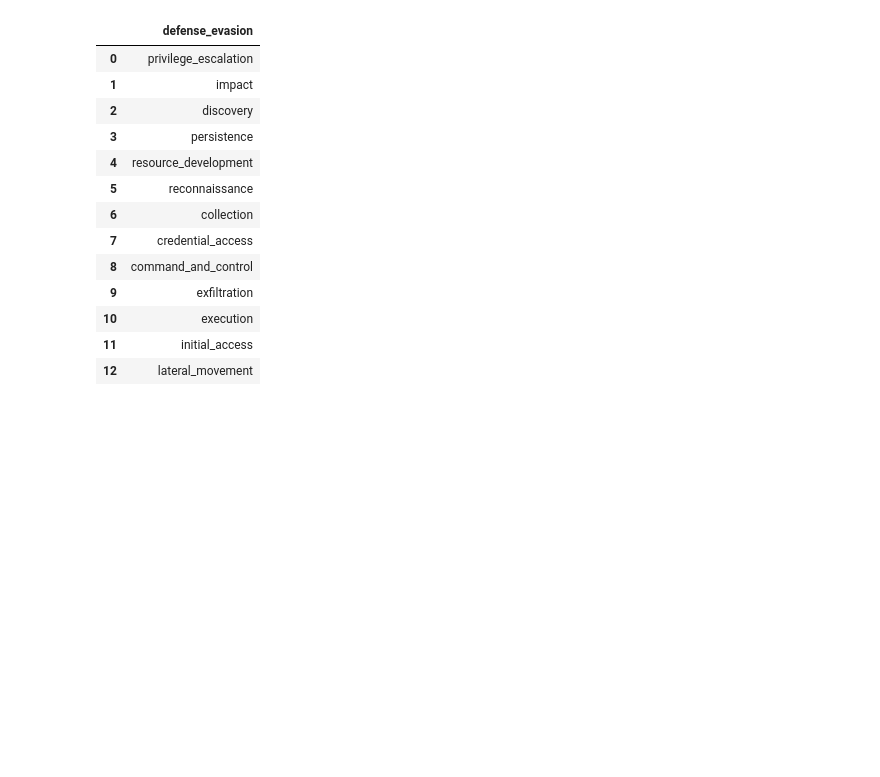
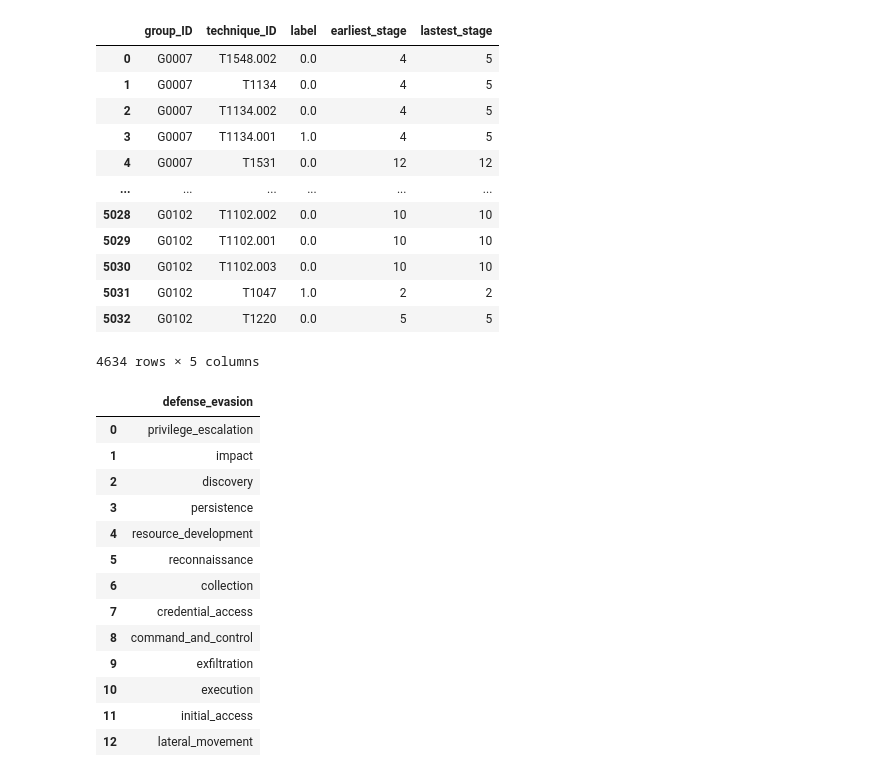
Before and after one commit to hcvu1050/hieuchivu-gt24-repo3, a Jupyter notebook: sctratch_4_build_test_data.ipynb, the cells around one changed output. Cells and saved outputs as stored; diff of their text form; code cells hidden in the pictures; blank space fills up the shorter version.

```diff
--- a/sctratch_4_build_test_data.ipynb
+++ b/sctratch_4_build_test_data.ipynb
@@ -24,0 +4,7 @@ Name: count, dtype: int64
+# %%
+test_label = pd.read_csv ('data/processed/model1/test_y_split.csv')
+g = pd.read_pickle ('data/interim/X_group.pkl')
+t = pd.read_pickle ('data/interim/X_technique.pkl')
+t =t[['technique_ID', 'input_technique_tactics']]
+tactics_order = pd.read_csv ('data/raw/tactics_order.csv', index_col=0)
+tactics_order
@@ -24,0 +27,12 @@ Name: count, dtype: int64
+# %%
+t_tactic_stage = pd.merge (
+    left = t.explode('input_technique_tactics'),
+    right = tactics_order,
+    left_on= 'input_technique_tactics',
+    right_on= 'tactic_name',
+    how = 'left'
+)
+t_tactic_stage = t_tactic_stage.groupby ('technique_ID', as_index= False).agg(list)
+t_tactic_stage['earliest_stage'] = t_tactic_stage['stage_order'].apply(min)
+t_tactic_stage['lastest_stage'] = t_tactic_stage['stage_order'].apply(max)
+t_tactic_stage.drop (columns = ['input_technique_tactics', 'tactic_name','stage_order', 'tactic_ID'], inplace= True)
@@ -25,3 +69,22 @@ Name: count, dtype: int64
+# %%
+test_label = pd.merge (left =test_label, right = t_tactic_stage, on = 'technique_ID', how = 'left')
+test_label = test_label[test_label['earliest_stage'] >=1]
+# %%
+test_label
+# %% [output]
+|  | group_ID | technique_ID | label | earliest_stage | lastest_stage |
+| 0 | G0007 | T1548.002 | 0.0 | 4 | 5 |
+| 1 | G0007 | T1134 | 0.0 | 4 | 5 |
+| 2 | G0007 | T1134.002 | 0.0 | 4 | 5 |
+| 3 | G0007 | T1134.001 | 1.0 | 4 | 5 |
+| 4 | G0007 | T1531 | 0.0 | 12 | 12 |
+| ... | ... | ... | ... | ... | ... |
+| 5028 | G0102 | T1102.002 | 0.0 | 10 | 10 |
+| 5029 | G0102 | T1102.001 | 0.0 | 10 | 10 |
+| 5030 | G0102 | T1102.003 | 0.0 | 10 | 10 |
+| 5031 | G0102 | T1047 | 1.0 | 2 | 2 |
+| 5032 | G0102 | T1220 | 0.0 | 5 | 5 |
+4634 rows × 5 columns
 # %%
 g_tactic = pd.read_csv ('data/interim/input_group_tactics_vocab.csv')
 t_tactic = pd.read_csv ('data/interim/input_technique_tactics_vocab.csv')
```
Also changed, not shown: parts of 5 cells of this notebook, 5 other files.
